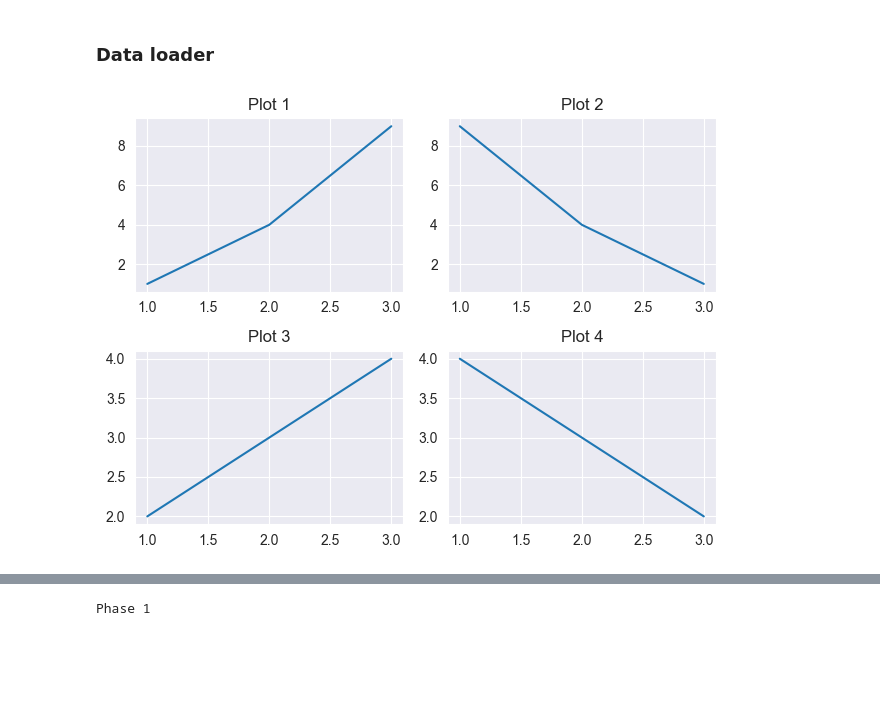
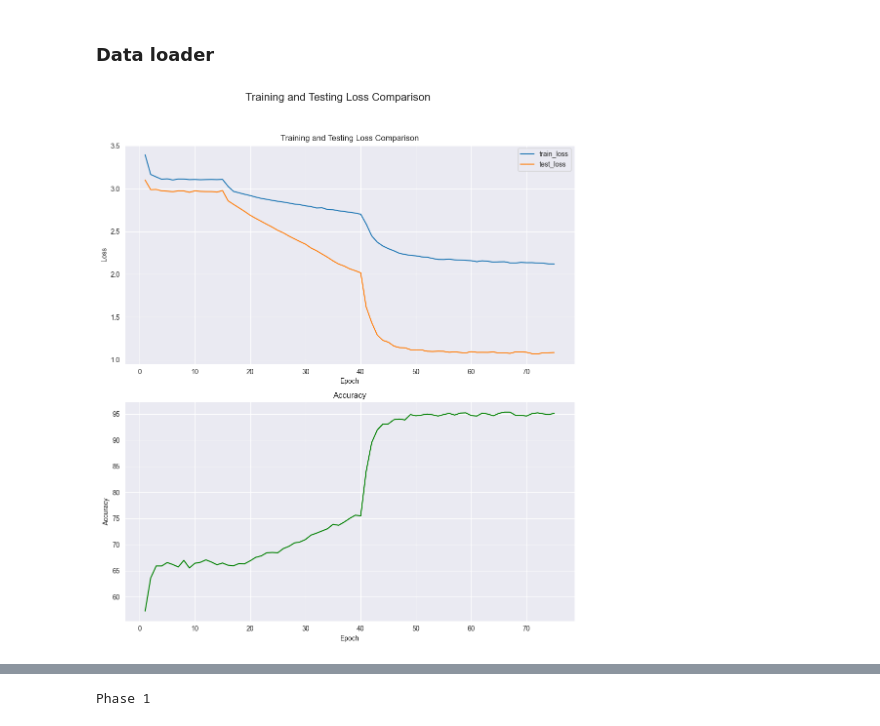
Before and after one commit to Zaphelious/rice-pest-classification, a Jupyter notebook: Thesis.ipynb, the cells around one changed output, grey strips where cells are left out. Drawn from its saved outputs; the diff is of its cells as text; code cells hidden in the pictures; blank space fills up the shorter version.

```diff
--- a/Thesis.ipynb
+++ b/Thesis.ipynb
@@ -481,9 +504,9 @@ def plot_historical_results(file_name):
 
     fig.suptitle('Training and Testing Loss Comparison', fontsize=16)
 
-    historical_losses = df.melt(id_vars=['Epoch'],value_vars=['Train_loss', 'Test_loss'], var_name='Loss Type', value_name='Loss')
+    historical_losses = df.melt(id_vars=['epoch'],value_vars=['train_loss', 'test_loss'], var_name='Loss Type', value_name='Loss')
 
-    sns.lineplot(data=historical_losses, hue='Loss Type', markers='o' ,x='Epoch' , y='Loss', ax=axes[0])
+    sns.lineplot(data=historical_losses, hue='Loss Type', markers='o' ,x='epoch' , y='Loss', ax=axes[0])
 
     axes[0].set_title('Training and Testing Loss Comparison')
     axes[0].set_xlabel('Epoch')
@@ -491,7 +514,7 @@ def plot_historical_results(file_name):
     axes[0].grid(True)
     axes[0].legend()
 
-    sns.lineplot(data=df, x='Epoch', y='Loss', color='g', markers='o', ax=axes[1])
+    sns.lineplot(data=df, x='epoch', y='accuracy', color='g', markers='o', ax=axes[1])
     axes[1].set_title('Accuracy')
     axes[1].set_xlabel('Epoch')
     axes[1].set_ylabel('Accuracy')
@@ -570,30 +593,8 @@ def save_historical_data(history, filename='training_results/v2/EfficientNetV2-m
     combined_data.to_csv(filename, index=False)
 
     print("Historical data saved successfully!")
-# %%
-import matplotlib.pyplot as plt
-
-# Create subplots
-fig, axs = plt.subplots(2, 2)
-
-# Plot data and set titles/labels for each subplot
-axs[0, 0].plot([1, 2, 3], [1, 4, 9])
-axs[0, 0].set_title('Plot 1')
-
-axs[0, 1].plot([1, 2, 3], [9, 4, 1])
-axs[0, 1].set_title('Plot 2')
-
-axs[1, 0].plot([1, 2, 3], [2, 3, 4])
-axs[1, 0].set_title('Plot 3')
-
-axs[1, 1].plot([1, 2, 3], [4, 3, 2])
-axs[1, 1].set_title('Plot 4')
-
-# Apply tight_layout
-plt.tight_layout()
-
-# Display the figure
-plt.show()
-# %% [output]
-[figure, removed]
+# %%
+plot_historical_results('training_results/EfficientNetV2/EfficientNetV2-m_rice_pest_classificationV2.csv')
+# %% [output]
+[figure, added]
 # %%
```
Also changed, not shown: parts of 6 cells of this notebook.
